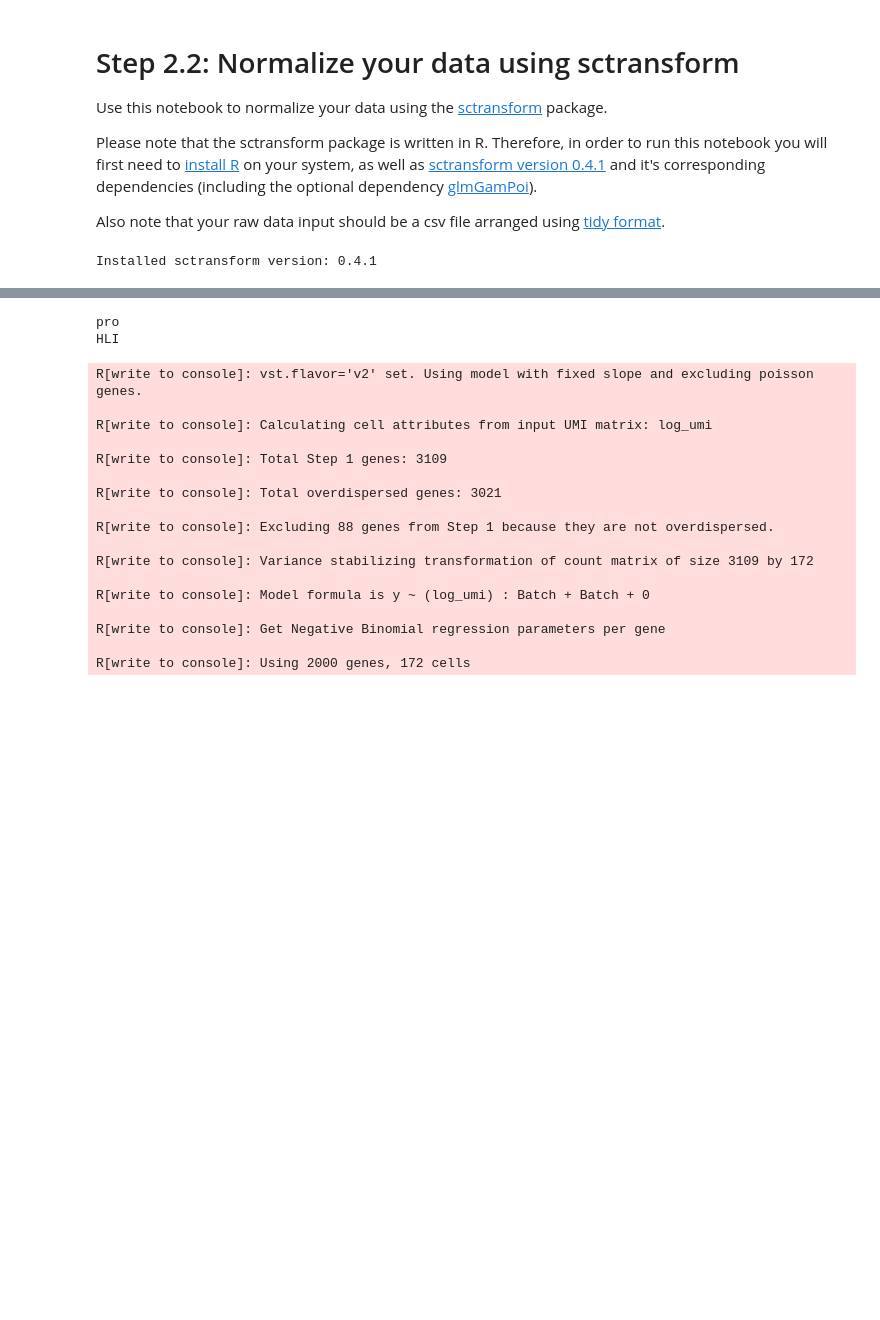
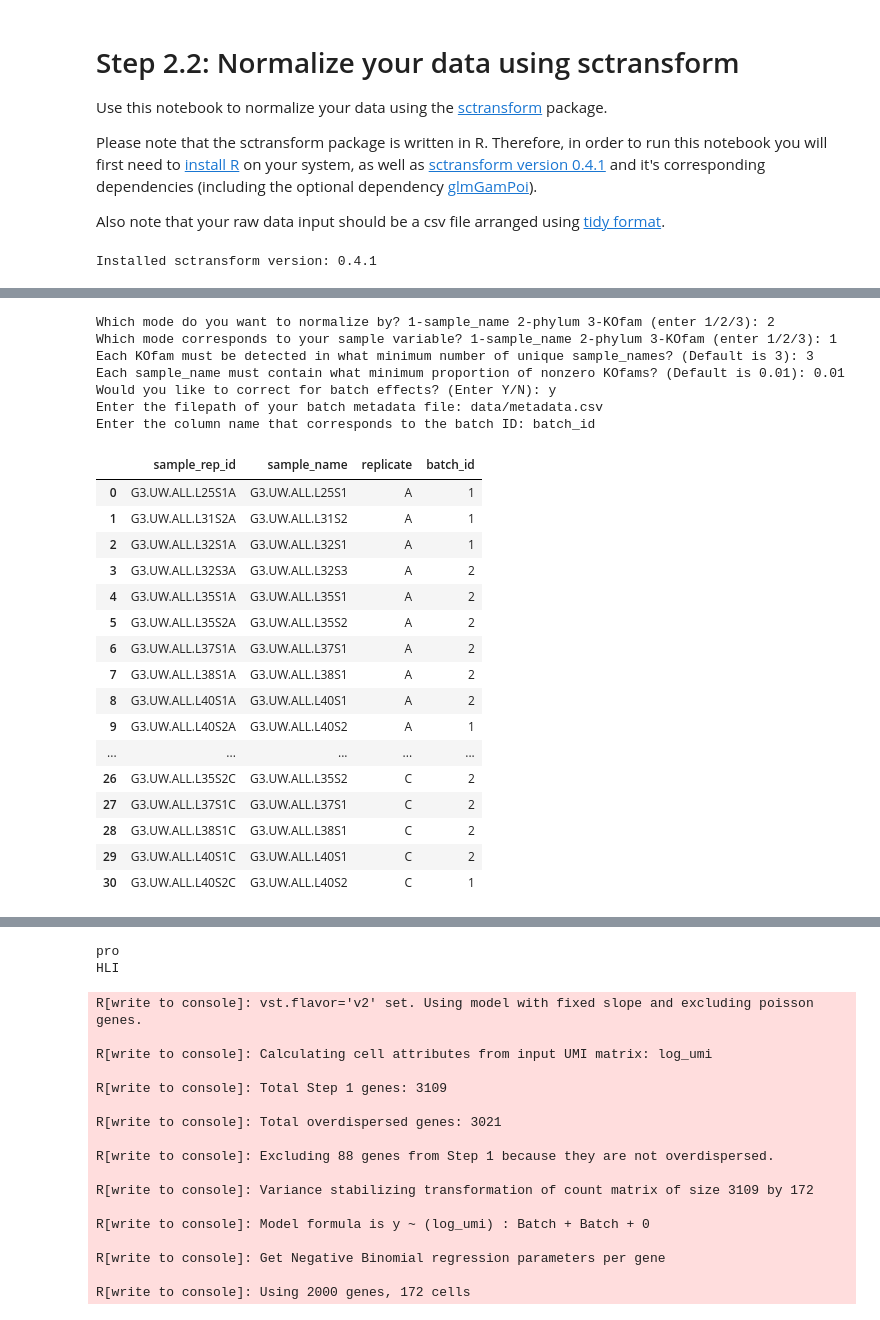
Before and after one commit to blasks/barnacle-boilerplate, a Jupyter notebook: 2-normalize-sctransform.ipynb, the cells around one changed output, grey strips where cells are left out. Saved outputs shown, nothing was run; the diff lists cells and outputs as text; code cells hidden in the pictures; blank space fills up the shorter version.

Commit message:
progress on normalization notebook

```diff
--- a/2-normalize-sctransform.ipynb
+++ b/2-normalize-sctransform.ipynb
@@ -77,0 +148,78 @@ def pandas_dataframe_to_r_matrix(df, dtype=float):
+# %%
+# normalization set up
+
+# by mode
+norm_mode = 0
+while norm_mode not in [1, 2, 3]:
+    norm_mode = int(input(f'Which mode do you want to normalize by? 1-{mode0} 2-{mode1} 3-{mode2} (enter 1/2/3):'))
+norm_mode = [mode0, mode1, mode2][norm_mode-1]
+
+# sample mode
+sample_mode = 0
+while sample_mode not in [1, 2, 3]:
+    sample_mode = int(input(f'Which mode corresponds to your sample variable? 1-{mode0} 2-{mode1} 3-{mode2} (enter 1/2/3):'))
+sample_mode = [mode0, mode1, mode2][sample_mode-1]
+# make a unique identifier that combines sampleID and replicateID
+df['sample_rep_id'] = df[sample_mode].astype(str) + df[rep].astype(str)
+
+# measurement mode
+measure_mode = [m for m in [mode0, mode1, mode2] if m not in [norm_mode, sample_mode]][0]
+
+# thresholds
+sample_thold = int(input(f'Each {measure_mode} must be detected in what minimum number of unique {sample_mode}s? (Default is 3):'))
+measure_thold = float(input(f'Each {sample_mode} must contain what minimum proportion of nonzero {measure_mode}s? (Default is 0.01):'))
+
+# batch effects
+correction = ''
+while correction not in ['y', 'n']:
+    correction = input('Would you like to correct for batch effects? (Enter Y/N):').lower()
+correction = (correction == 'y')
+if correction:
+    metadata_path = input('Enter the filepath of your batch metadata file:')
+    # check data file exists
+    if not os.path.isfile(metadata_path):
+        raise Exception(f'Unable to find the file "{metadata_path}"')
+    # read in metadata file
+    meta_df = pd.read_csv(metadata_path)
+
+    # check for sample, replicate, and batch columns
+    if sample_mode not in meta_df.columns:
+        raise Exception(f'Column name "{sample_mode}" not found in headers of file {metadata_path}. Columns found: {meta_df.columns}')
+    if rep not in meta_df.columns:
+        raise Exception(f'Column name "{rep}" not found in headers of file {metadata_path}. Columns found: {meta_df.columns}')
+    if not (meta_df[[sample_mode, rep]].drop_duplicates().reset_index(drop=True) == \
+            df[[sample_mode, rep]].drop_duplicates().reset_index(drop=True)).all().all():
+        raise Exception(f'Files {datapath} and {metadata_path} have different values for columns {sample_mode} and {rep}.')
+    batch_id = input('Enter the column name that corresponds to the batch ID:')
+    if batch_id not in meta_df.columns:
+        raise Exception(f'Column name "{batch_id}" not found in headers of file {metadata_path}. Columns found: {meta_df.columns}')
+
+    # clean up metadata dataframe
+    meta_df['sample_rep_id'] = meta_df[sample_mode].astype(str) + meta_df[rep].astype(str)
+    meta_df = meta_df[['sample_rep_id', sample_mode, rep, batch_id]]
+    display(meta_df)
+# %% [output]
+Which mode do you want to normalize by? 1-sample_name 2-phylum 3-KOfam (enter 1/2/3): 2
+Which mode corresponds to your sample variable? 1-sample_name 2-phylum 3-KOfam (enter 1/2/3): 1
+Each KOfam must be detected in what minimum number of unique sample_names? (Default is 3): 3
+Each sample_name must contain what minimum proportion of nonzero KOfams? (Default is 0.01): 0.01
+Would you like to correct for batch effects? (Enter Y/N): y
+Enter the filepath of your batch metadata file: data/metadata.csv
+Enter the column name that corresponds to the batch ID: batch_id
+|  | sample_rep_id | sample_name | replicate | batch_id |
+| 0 | G3.UW.ALL.L25S1A | G3.UW.ALL.L25S1 | A | 1 |
+| 1 | G3.UW.ALL.L31S2A | G3.UW.ALL.L31S2 | A | 1 |
+| 2 | G3.UW.ALL.L32S1A | G3.UW.ALL.L32S1 | A | 1 |
+| 3 | G3.UW.ALL.L32S3A | G3.UW.ALL.L32S3 | A | 2 |
+| 4 | G3.UW.ALL.L35S1A | G3.UW.ALL.L35S1 | A | 2 |
+| 5 | G3.UW.ALL.L35S2A | G3.UW.ALL.L35S2 | A | 2 |
+| 6 | G3.UW.ALL.L37S1A | G3.UW.ALL.L37S1 | A | 2 |
+| 7 | G3.UW.ALL.L38S1A | G3.UW.ALL.L38S1 | A | 2 |
+| 8 | G3.UW.ALL.L40S1A | G3.UW.ALL.L40S1 | A | 2 |
+| 9 | G3.UW.ALL.L40S2A | G3.UW.ALL.L40S2 | A | 1 |
+| ... | ... | ... | ... | ... |
+| 26 | G3.UW.ALL.L35S2C | G3.UW.ALL.L35S2 | C | 2 |
+| 27 | G3.UW.ALL.L37S1C | G3.UW.ALL.L37S1 | C | 2 |
+| 28 | G3.UW.ALL.L38S1C | G3.UW.ALL.L38S1 | C | 2 |
+| 29 | G3.UW.ALL.L40S1C | G3.UW.ALL.L40S1 | C | 2 |
+| 30 | G3.UW.ALL.L40S2C | G3.UW.ALL.L40S2 | C | 1 |
```
Also changed, not shown: parts of 5 cells of this notebook.
